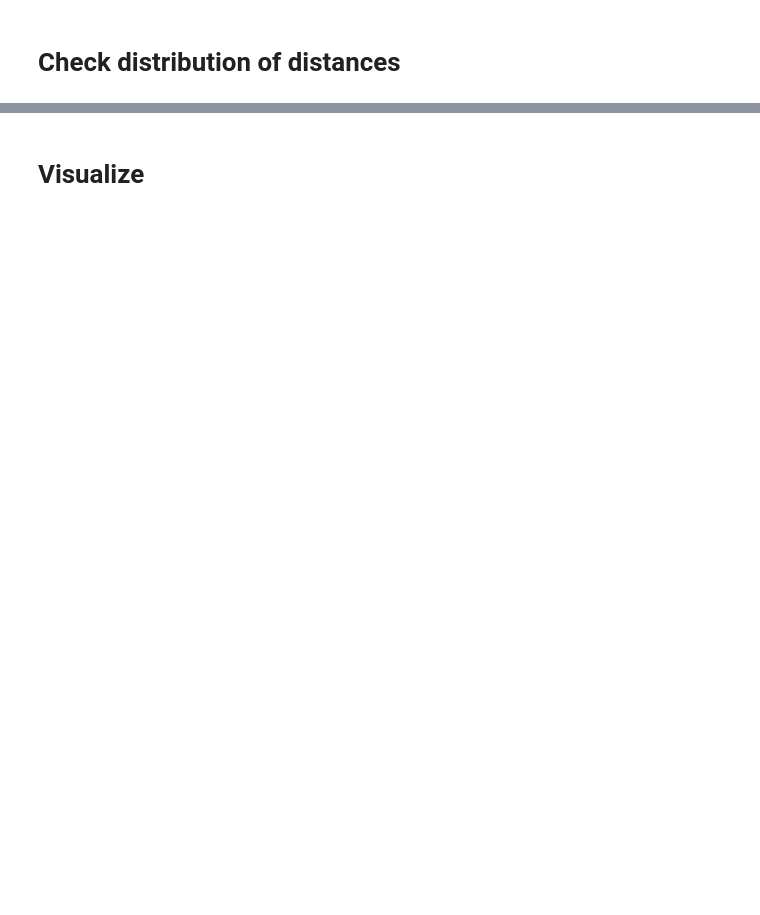
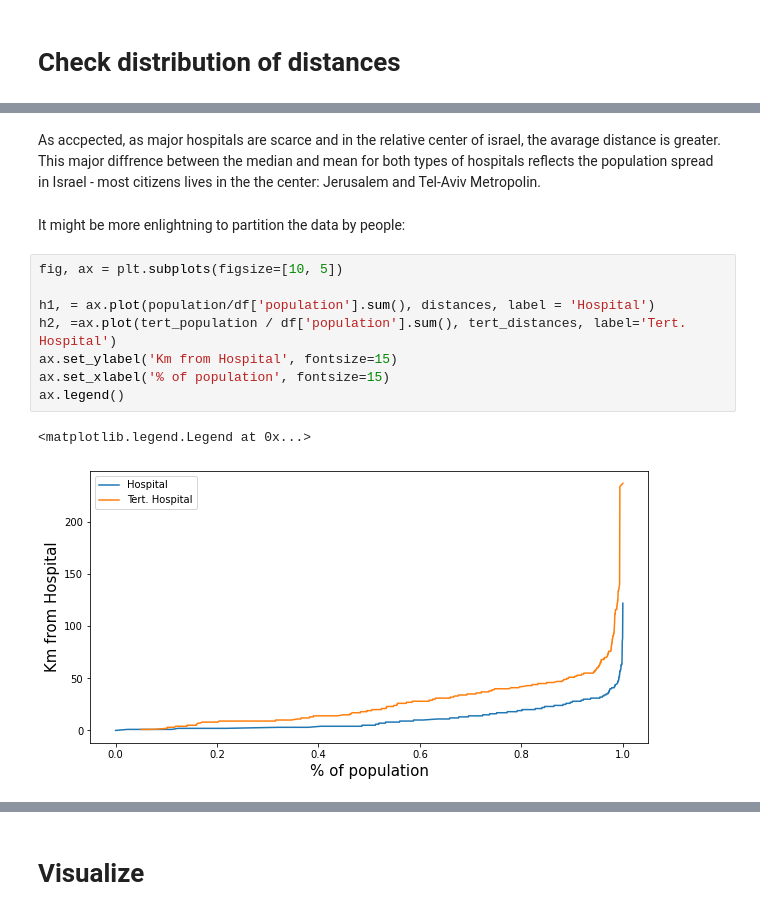
Before and after one commit to oregev11/visualize_israel, a Jupyter notebook: visualize_israel/2 Israely hospitals/6 Visualize Cities hospital distance.ipynb, the cells around one changed output, grey strips where cells are left out. Saved outputs shown, nothing was run; the diff lists cells and outputs as text; blank space fills up the shorter version.

```diff
--- a/visualize_israel/2 Israely hospitals/6 Visualize Cities hospital distance.ipynb
+++ b/visualize_israel/2 Israely hospitals/6 Visualize Cities hospital distance.ipynb
@@ -297,0 +494,16 @@ df[['name', 'population', 'closestTertHospDist']][df['closestTertHospDist'] == d
+# %% [markdown]
+As accpected, as major hospitals are scarce and in the relative center of israel, the avarage distance is greater.
+This major diffrence between the median and mean for both types of hospitals reflects the population spread in Israel - most citizens lives in the the center: Jerusalem and Tel-Aviv Metropolin.
+# %% [markdown]
+It might be more enlightning to partition the data by people:
+# %%
+fig, ax = plt.subplots(figsize=[10, 5])
+
+h1, = ax.plot(population/df['population'].sum(), distances, label = 'Hospital')
+h2, =ax.plot(tert_population / df['population'].sum(), tert_distances, label='Tert. Hospital')
+ax.set_ylabel('Km from Hospital', fontsize=15)
+ax.set_xlabel('% of population', fontsize=15)
+ax.legend()
+# %% [output]
+<matplotlib.legend.Legend at 0x...>
+[figure, added]
```
Also changed, not shown: parts of 39 cells of this notebook.
